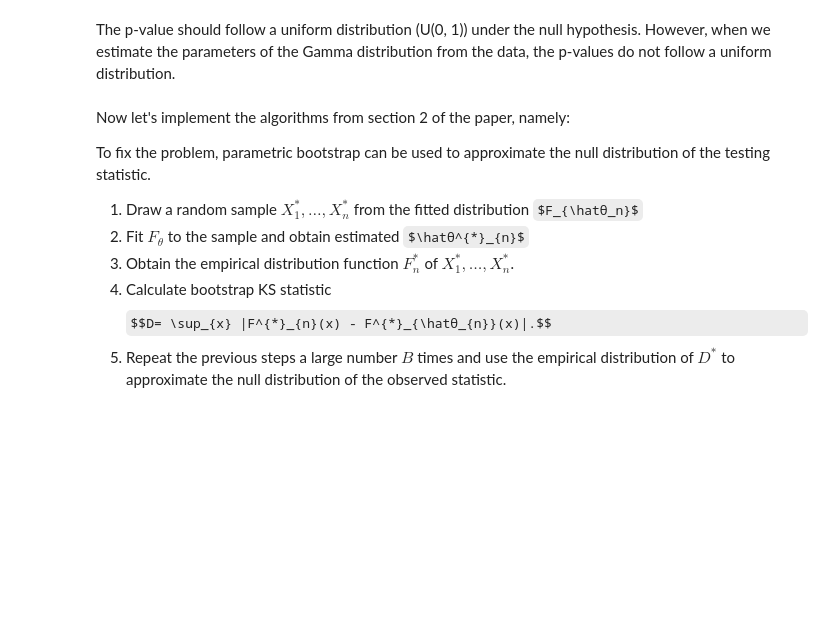
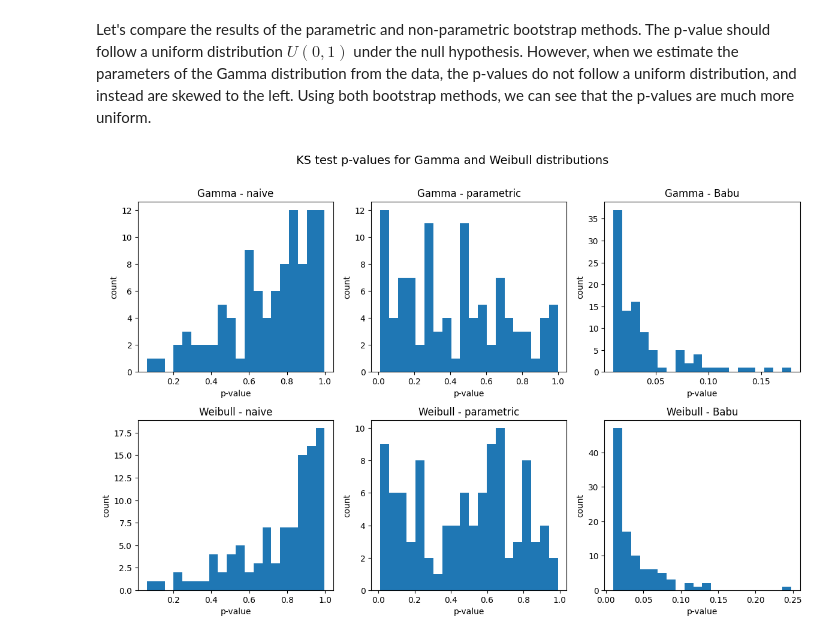
Before and after one commit to JanLewDev/ks-test-misuse, a Jupyter notebook: main.ipynb, the cells around one changed output. Saved outputs shown, nothing was run; the diff lists cells and outputs as text; code cells hidden in the pictures; some formulas as TeX source; blank space fills up the shorter version.

Commit message:
feat: all methods

```diff
--- a/main.ipynb
+++ b/main.ipynb
@@ -1,4 +13,14 @@
 # %%
+# --- simulation settings ----------------------------------------------------
+SAMPLE_TRIALS = 100    # replicate datasets
+SAMPLE_SIZE   = 100    # sample size per dataset
+BOOTSTRAP_B   = 100   # bootstrap resamples per replicate
+RNG_SEED      = 2025
+
 from scipy.stats import gamma, weibull_min, kstest
 import numpy as np
 import matplotlib.pyplot as plt
+from typing import Literal
+
+rng = np.random.default_rng(RNG_SEED)
+distribution = Literal['gamma', 'weibull']
@@ -41,0 +148,16 @@ plt.show()
+# %%
+# --- run the simulation ---------------------------------------------------------
+naive_gamma, para_boot_gamma, nonpara_boot_gamma = [], [], []
+naive_weibull, para_boot_weibull, nonpara_boot_weibull = [], [], []
+
+for i in range(SAMPLE_TRIALS):
+    data_g = gamma.rvs(a=2, loc=0, scale=1, size=SAMPLE_SIZE, random_state=rng)
+    naive_gamma.append(ks_pvalue_naive(data_g, 'gamma'))
+    para_boot_gamma.append(ks_pvalue_parametric_bootstrap(data_g, 'gamma', BOOTSTRAP_B))
+    nonpara_boot_gamma.append(ks_pvalue_bootstrap_nonparametric(data_g, 'gamma', BOOTSTRAP_B))
+
+    data_w = weibull_min.rvs(c=1.5, loc=0, scale=1, size=SAMPLE_SIZE, random_state=rng)
+    naive_weibull.append(ks_pvalue_naive(data_w, 'weibull'))
+    para_boot_weibull.append(ks_pvalue_parametric_bootstrap(data_w, 'weibull', BOOTSTRAP_B))
+    nonpara_boot_weibull.append(ks_pvalue_bootstrap_nonparametric(data_w, 'weibull', BOOTSTRAP_B))
+    print(f"Trial {i+1}/{SAMPLE_TRIALS} done.")
@@ -42,14 +182,22 @@ plt.show()
 # %% [markdown]
-The p-value should follow a uniform distribution (U(0, 1)) under the null hypothesis. However, when we estimate the parameters of the Gamma distribution from the data, the p-values do not follow a uniform distribution.
+Let's compare the results of the parametric and non-parametric bootstrap methods. The p-value should follow a uniform distribution $U(0, 1)$ under the null hypothesis. However, when we estimate the parameters of the Gamma distribution from the data, the p-values do not follow a uniform distribution, and instead are skewed to the left. Using both bootstrap methods, we can see that the p-values are much more uniform.
-# %% [markdown]
-Now let's implement the algorithms from section 2 of the paper, namely:
-
-To fix the problem, parametric bootstrap can be used to approximate the null distribution
-of the testing statistic.
-1. Draw a random sample $X_{1}^{*}, \dots, X_{n}^{*}$ from the fitted distribution $F_{\hatθ_n}$
-2. Fit $F_{θ}$ to the sample and obtain estimated $\hatθ^{*}_{n}$
-3. Obtain the empirical distribution function $F^{*}_{n}$ of $X^{*}_{1}, \dots, X^{*}_{n}$.
-4. Calculate bootstrap KS statistic
-$$D= \sup_{x} |F^{*}_{n}(x) - F^{*}_{\hatθ_{n}}(x)|.$$
-5. Repeat the previous steps a large number $B$ times and use the empirical distribution
-of $D^{*}$ to approximate the null distribution of the observed statistic.
+# %%
+# --- visualise --------------------------------------------------------------
+fig, axes = plt.subplots(2, 3, figsize=(12, 8))
+axes = axes.flatten()
+titles = ['Gamma - naive', 'Gamma - parametric', 'Gamma - Babu',
+          'Weibull - naive', 'Weibull - parametric', 'Weibull - Babu']
+for ax, data, title in zip(axes,
+                           [naive_gamma, para_boot_gamma, nonpara_boot_gamma,
+                            naive_weibull, para_boot_weibull, nonpara_boot_weibull],
+                           titles):
+    ax.hist(data, bins=20)
+    ax.set_title(title)
+    ax.set_xlabel('p-value')
+    ax.set_ylabel('count')
+fig.tight_layout(rect=[0, 0, 1, 0.93])
+fig.text(0.5, 0.97, 'KS test p-values for Gamma and Weibull distributions',
+            ha='center', va='center', fontsize=14)
+plt.show()
+# %% [output]
+[figure, added]
```
Also changed, not shown: parts of 11 cells of this notebook.
